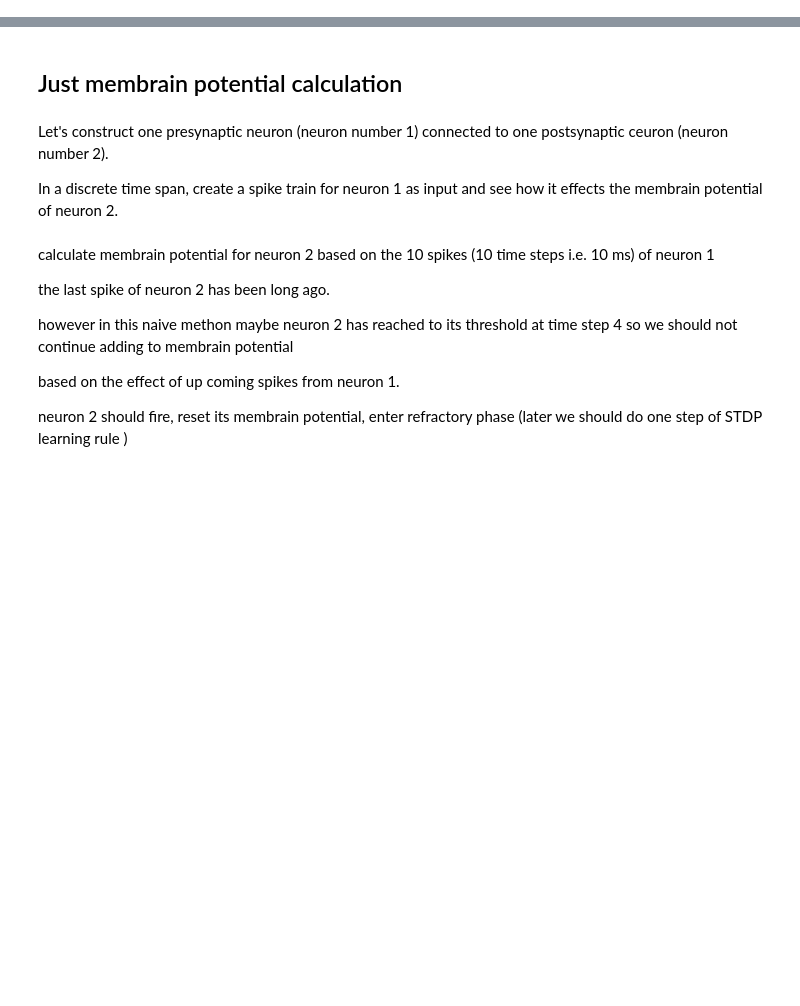
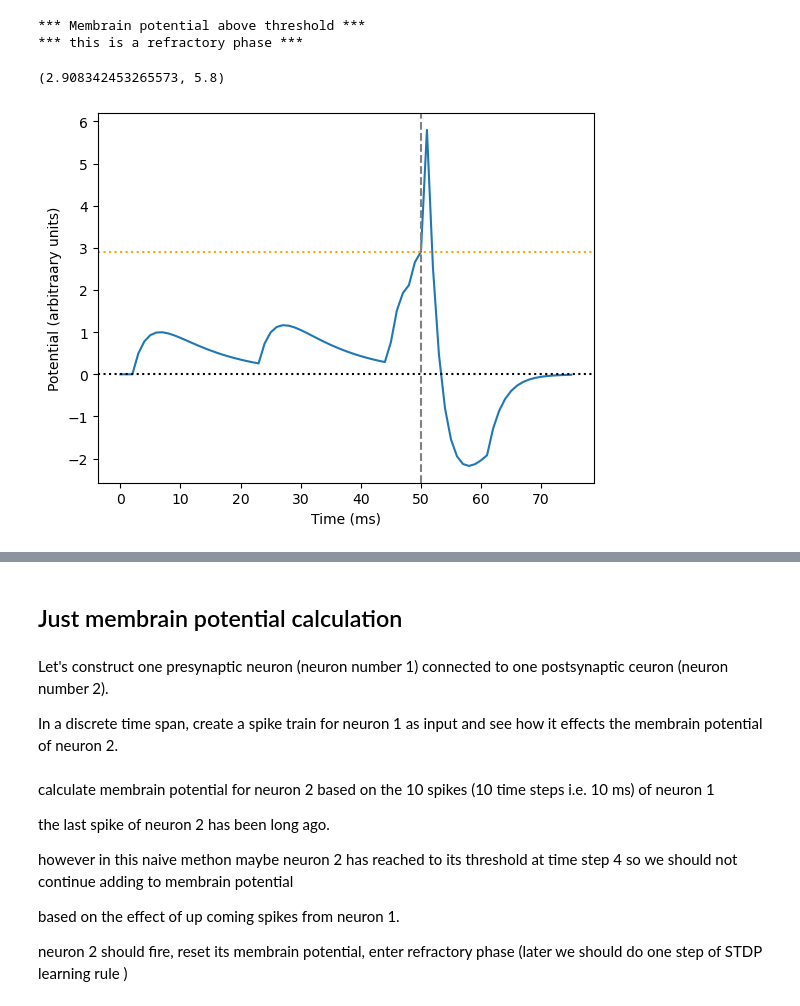
Before and after one commit to mehranfaraji/STDP-Finds-Start-of-Patterns, a Jupyter notebook: SRM-simple.ipynb, the cells around one changed output, grey strips where cells are left out. Saved outputs shown, nothing was run; the diff lists cells and outputs as text; code cells hidden in the pictures; blank space fills up the shorter version.

```diff
--- a/SRM-simple.ipynb
+++ b/SRM-simple.ipynb
@@ -22,0 +182,22 @@ def pprint(A, precision=2):
+# %%
+# spike_train = np.array([[1,1,1,0,0,0,0,0,0,0,0,0,0,0,0,0,0,0,0,0],
+                        # [0,0,0,0,0,0,0,0,0,0,0,0,0,0,0,0,0,0,0,0]], dtype=int)
+####### like in the paper fig.3
+spike_train = np.zeros((2,75))
+spike_train[0, [2,23,44]] = 1
+spike_train[1, [45,48,61]] = 1
+# spike_train[0, 2] = 1
+####################################
+
+weight = np.array([1,1], dtype=float).reshape(-1,1)
+
+test.run(spike_train, weight)
+# %% [output]
+*** Membrain potential above threshold ***
+*** this is a refractory phase ***
+# %%
+test.plot_membrain_potential_()
+test.potential_rec[50], test.potential_rec[51]
+# %% [output]
+(2.908342453265573, 5.8)
+[figure, added]
```
Also changed, not shown: parts of 9 cells of this notebook.
